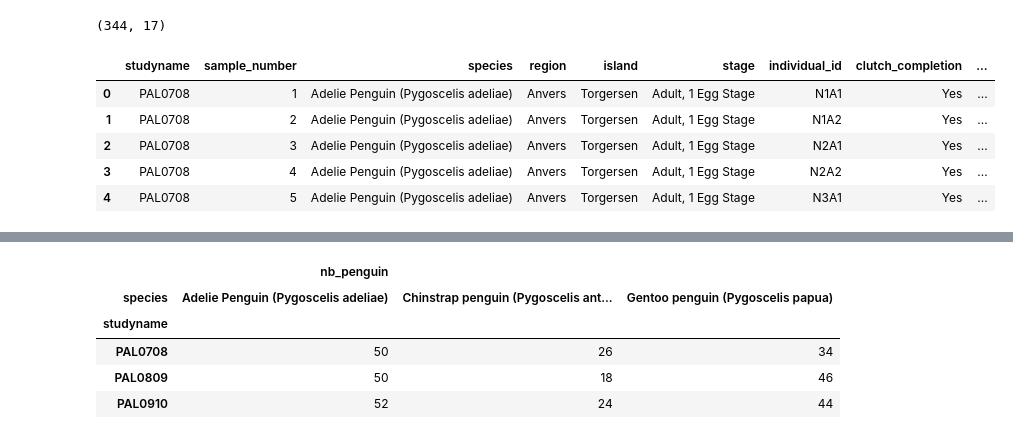
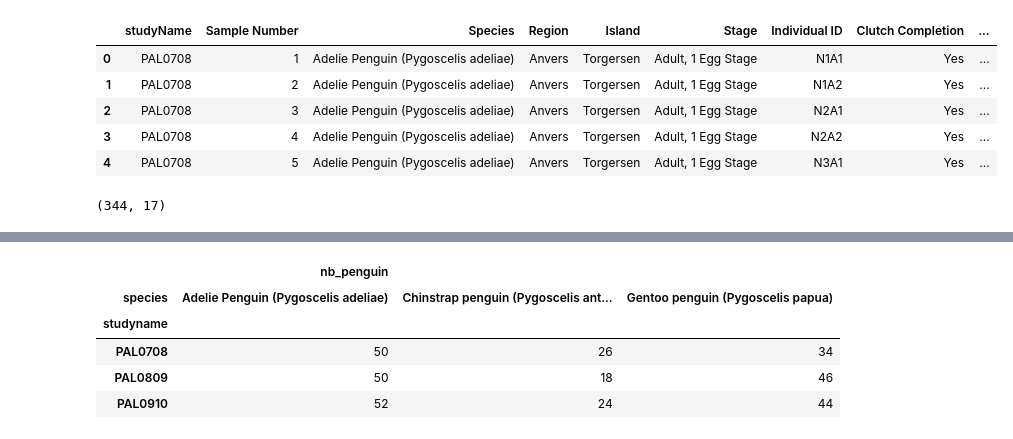
Before and after one commit to kristofszucs/penguin_classification, a Jupyter notebook: script.ipynb, the cells around one changed output, grey strips where cells are left out. Drawn from its saved outputs; the diff is of its cells as text; code cells hidden in the pictures.

```diff
--- a/script.ipynb
+++ b/script.ipynb
@@ -10,16 +11,16 @@ import matplotlib.pyplot as plt
 from sklearn.model_selection import ShuffleSplit
 # %%
 df =  pd.read_csv("./data.csv")
+# %%
+df.head()
+# %% [output]
+|  | studyName | Sample Number | Species | Region | Island | Stage | Individual ID | Clutch Completion | ... |
+| 0 | PAL0708 | 1 | Adelie Penguin (Pygoscelis adeliae) | Anvers | Torgersen | Adult, 1 Egg Stage | N1A1 | Yes | ... |
+| 1 | PAL0708 | 2 | Adelie Penguin (Pygoscelis adeliae) | Anvers | Torgersen | Adult, 1 Egg Stage | N1A2 | Yes | ... |
+| 2 | PAL0708 | 3 | Adelie Penguin (Pygoscelis adeliae) | Anvers | Torgersen | Adult, 1 Egg Stage | N2A1 | Yes | ... |
+| 3 | PAL0708 | 4 | Adelie Penguin (Pygoscelis adeliae) | Anvers | Torgersen | Adult, 1 Egg Stage | N2A2 | Yes | ... |
+| 4 | PAL0708 | 5 | Adelie Penguin (Pygoscelis adeliae) | Anvers | Torgersen | Adult, 1 Egg Stage | N3A1 | Yes | ... |
 # %%
 df.shape
 # %% [output]
 (344, 17)
-# %%
-df.iloc[:5]
-# %% [output]
-|  | studyname | sample_number | species | region | island | stage | individual_id | clutch_completion | ... |
-| 0 | PAL0708 | 1 | Adelie Penguin (Pygoscelis adeliae) | Anvers | Torgersen | Adult, 1 Egg Stage | N1A1 | Yes | ... |
-| 1 | PAL0708 | 2 | Adelie Penguin (Pygoscelis adeliae) | Anvers | Torgersen | Adult, 1 Egg Stage | N1A2 | Yes | ... |
-| 2 | PAL0708 | 3 | Adelie Penguin (Pygoscelis adeliae) | Anvers | Torgersen | Adult, 1 Egg Stage | N2A1 | Yes | ... |
-| 3 | PAL0708 | 4 | Adelie Penguin (Pygoscelis adeliae) | Anvers | Torgersen | Adult, 1 Egg Stage | N2A2 | Yes | ... |
-| 4 | PAL0708 | 5 | Adelie Penguin (Pygoscelis adeliae) | Anvers | Torgersen | Adult, 1 Egg Stage | N3A1 | Yes | ... |
```
Also changed, not shown: parts of 14 cells of this notebook.
